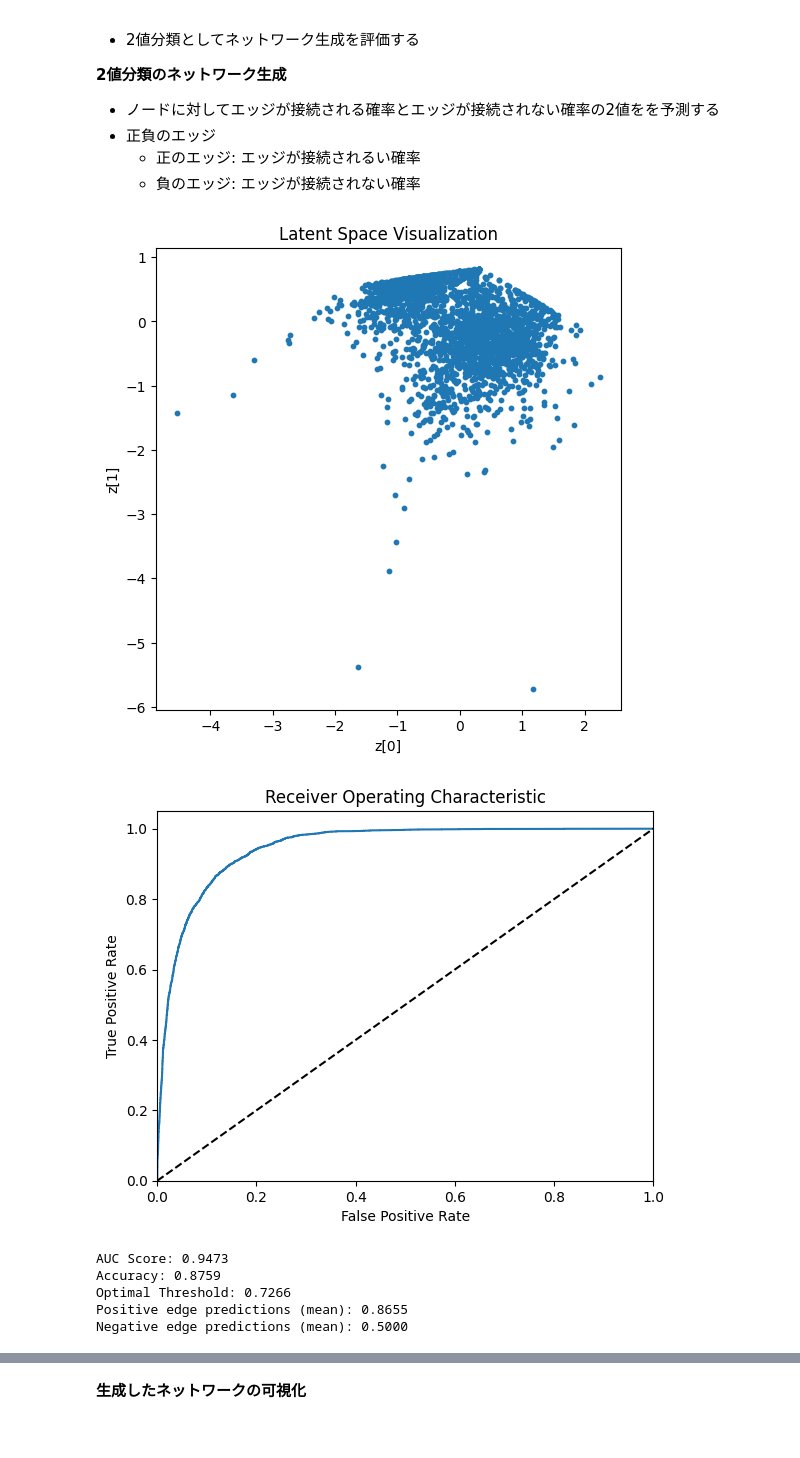
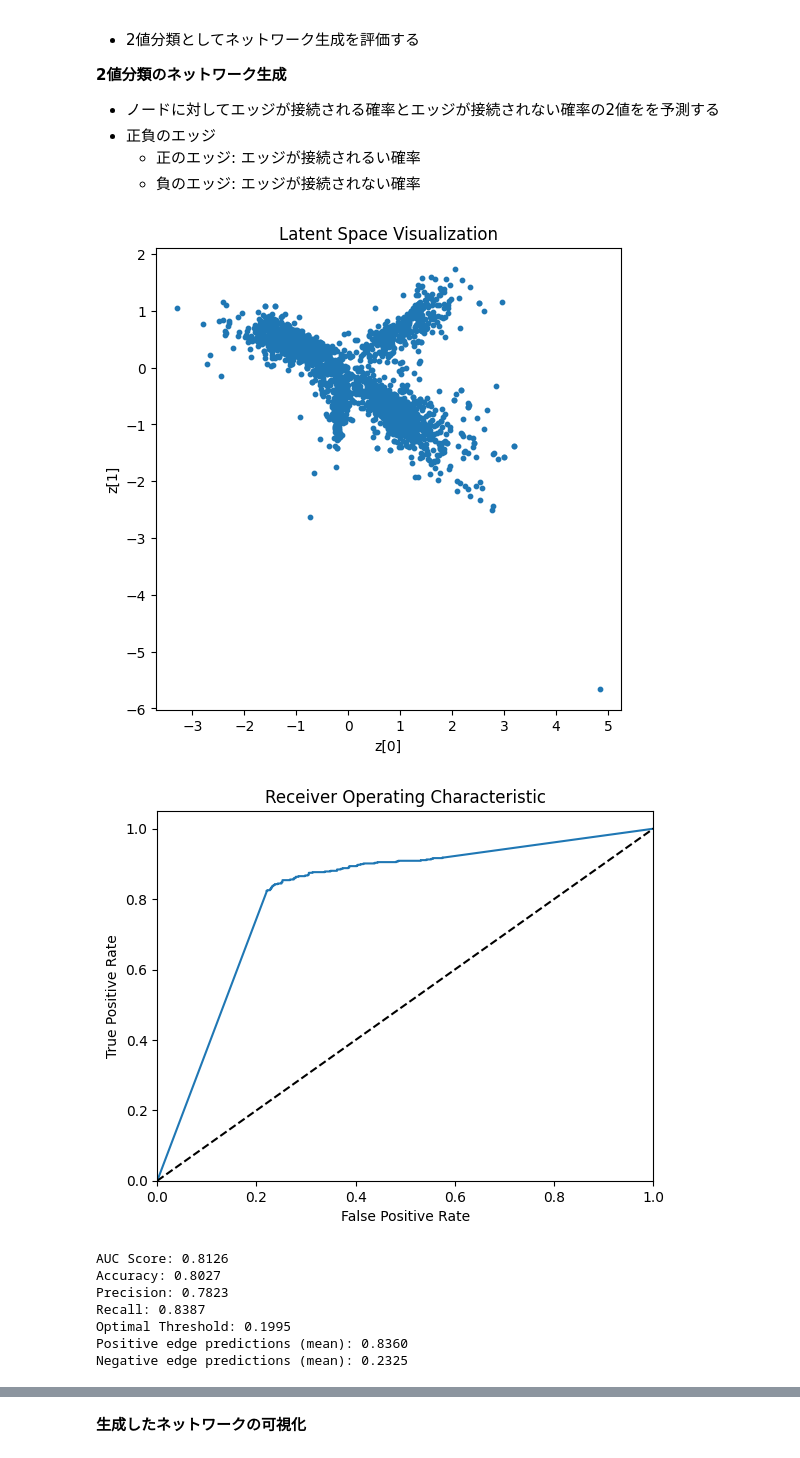
Before and after one commit to C0A21130/trust-score, a Jupyter notebook: trust-engine/basic/vgae.ipynb, the cells around one changed output, grey strips where cells are left out. Saved outputs shown, nothing was run; the diff lists cells and outputs as text; code cells hidden in the pictures.

```diff
--- a/trust-engine/basic/vgae.ipynb
+++ b/trust-engine/basic/vgae.ipynb
@@ -42,7 +42,13 @@ data = Planetoid(root='/tmp', name='Cora')[0]
 data.train_mask = data.val_mask = data.test_mask = None
 
 # エッジをトレーニング、検証、テストセットに分割
-transform = RandomLinkSplit(num_val=0.1, num_test=0.1, is_undirected=True, add_negative_train_samples=False)
+transform = RandomLinkSplit(
+    num_val=0.1,
+    num_test=0.1,
+    is_undirected=True,
+    add_negative_train_samples=True,
+    split_labels=True
+)
 train_data, val_data, test_data = transform(data)
 
 # データセットの情報を表示
@@ -96,7 +112,7 @@ class GraphEncoder(torch.nn.Module):
 # %%
 # モデルの設定
 in_channels = train_data.x.size(-1) # 入力される特徴量の次元
-out_channels = 3 # 出力される特徴量の次元
+out_channels = train_data.x.size(-1) # 出力される特徴量の次元
 print(f"入力特徴量の次元: {in_channels}, 出力特徴量の次元: {out_channels}")
 model = VGAE(GraphEncoder(in_channels=in_channels, out_channels=out_channels)) # エンコーダとデコーダーを合わせてモデルのインスタンス化
 print(model)
@@ -169,9 +185,9 @@ Epoch 100, Loss: 0.9613503813743591
     - 正のエッジ: エッジが接続されるい確率
     - 負のエッジ: エッジが接続されない確率
 # %%
-from torch_geometric.utils import negative_sampling
-from sklearn.metrics import roc_auc_score, accuracy_score
+from sklearn.metrics import roc_auc_score, accuracy_score, precision_score, recall_score
 from sklearn.metrics import roc_curve
+import numpy as np
 
 # ネットワークの生成
 model.eval()
@@ -190,63 +206,63 @@ with torch.no_grad():
     x = model.decode(z, val_data.edge_index)
 
     # 正エッジを予測
-    num_pos_edges = val_data.edge_index.size(1)
-    pos_edge_index = val_data.edge_index[:, :num_pos_edges]
+    pos_edge_index = val_data.pos_edge_label_index
     pos_pred = model.decode(z, pos_edge_index).view(-1).cpu()
 
     # 負エッジを予測
-    num_neg_edges = val_data.edge_index.size(1)
-    neg_edge_index = negative_sampling(
-        edge_index=val_data.edge_index,
-        num_nodes=val_data.num_nodes,
-        num_neg_samples=num_neg_edges
-    )
+    neg_edge_index = val_data.neg_edge_label_index
     neg_pred = model.decode(z, neg_edge_index).view(-1).cpu()
 
     # 予測スコアの結合
-    preds = torch.cat([pos_pred, neg_pred], dim=0)
+    preds = torch.cat([pos_pred, neg_pred], dim=0).cpu().numpy()
 
     # 正解ラベルの作成
     pos_labels = torch.ones(pos_pred.size(0))
     neg_labels = torch.zeros(neg_pred.size(0))
-    labels = torch.cat([pos_labels, neg_labels], dim=0)
+    labels = torch.cat([pos_labels, neg_labels], dim=0).cpu().numpy()
 
     # AUCスコアの計算
     auc_score = roc_auc_score(labels, preds)
 
     # ROC曲線の計算
     fpr, tpr, thresholds = roc_curve(labels, preds)
 
     # Youden's J statisticを利用して最適な閾値を決定
     optimal_idx = (tpr - fpr).argmax()
     optimal_threshold = thresholds[optimal_idx]
 
-    # 最適な閾値を用いてAccuracyの計算
-    binary_preds = (preds >= optimal_threshold).float()
+    # 最適な閾値を用いてAccuracy/Precision/Recallの計算
+    binary_preds = (preds >= optimal_threshold).astype(np.float32)
     accuracy = accuracy_score(labels, binary_preds)
+    precision = precision_score(labels, binary_preds)
+    recall = recall_score(labels, binary_preds)
 
     # ROC曲線をプロット
     plt.figure()
     plt.plot(fpr, tpr, label='ROC curve (area = {:.4f})'.format(auc_score))
     plt.plot([0, 1], [0, 1], 'k--')  # ランダム予測の線
     plt.xlim([0.0, 1.0])
     plt.ylim([0.0, 1.05])
     plt.xlabel('False Positive Rate')
     plt.ylabel('True Positive Rate')
     plt.title('Receiver Operating Characteristic')
     plt.show()
 
     # AUCスコアと分類精度を表示
     print(f"AUC Score: {auc_score:.4f}")
     print(f"Accuracy: {accuracy:.4f}")
+    print(f"Precision: {precision:.4f}")
+    print(f"Recall: {recall:.4f}")
     print(f"Optimal Threshold: {optimal_threshold:.4f}")
     print(f"Positive edge predictions (mean): {pos_pred.mean().item():.4f}")
     print(f"Negative edge predictions (mean): {neg_pred.mean().item():.4f}")
 # %% [output]
-[figure, old version]
+[figure, new version]
-[figure, old version]
+[figure, new version]
-AUC Score: 0.9473
-Accuracy: 0.8759
-Optimal Threshold: 0.7266
-Positive edge predictions (mean): 0.8655
-Negative edge predictions (mean): 0.5000
+AUC Score: 0.8126
+Accuracy: 0.8027
+Precision: 0.7823
+Recall: 0.8387
+Optimal Threshold: 0.1995
+Positive edge predictions (mean): 0.8360
+Negative edge predictions (mean): 0.2325
```
Also changed, not shown: parts of 11 cells of this notebook, 13 other files.
